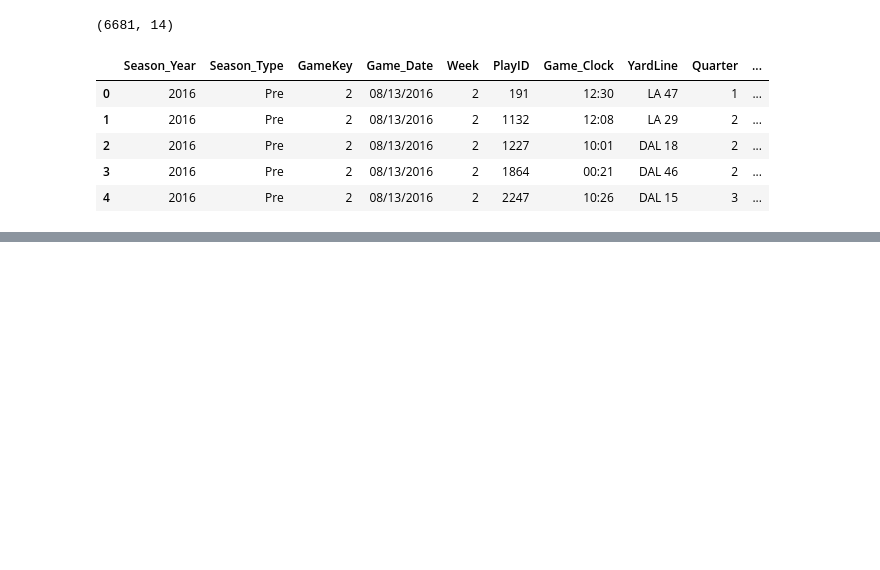
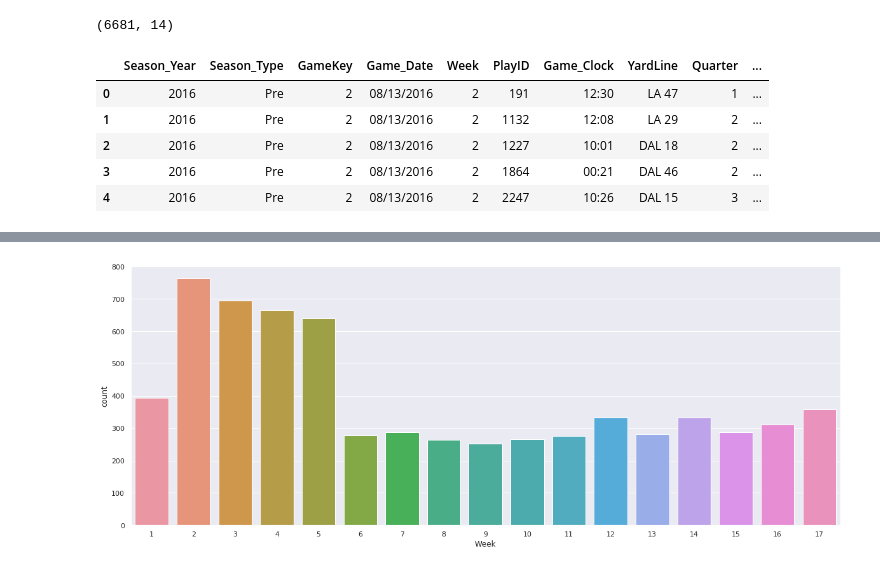
Before and after one commit to CJL89/NFL-Punt-Analysis, a Jupyter notebook: NFL_Punt_Analysis.ipynb, the cells around one changed output, grey strips where cells are left out. Drawn from its saved outputs; the diff is of its cells as text; code cells hidden in the pictures; blank space fills up the shorter version.

```diff
--- a/NFL_Punt_Analysis.ipynb
+++ b/NFL_Punt_Analysis.ipynb
@@ -546,0 +591,4 @@ play_information.head()
+# %%
+category_columns = ['Season_Type']
+play_information[category_columns] = play_information[category_columns].astype('category')
+play_information.info()
@@ -546,0 +615,9 @@ play_information.head()
+# %%
+plt.figure(figsize=(20, 7.5))
+
+_ = sns.countplot(play_information['Week'])
+# plt.xticks(rotation=90)
+
+plt.show()
+# %% [output]
+[figure, added]
```
Also changed, not shown: parts of 10 cells of this notebook.
